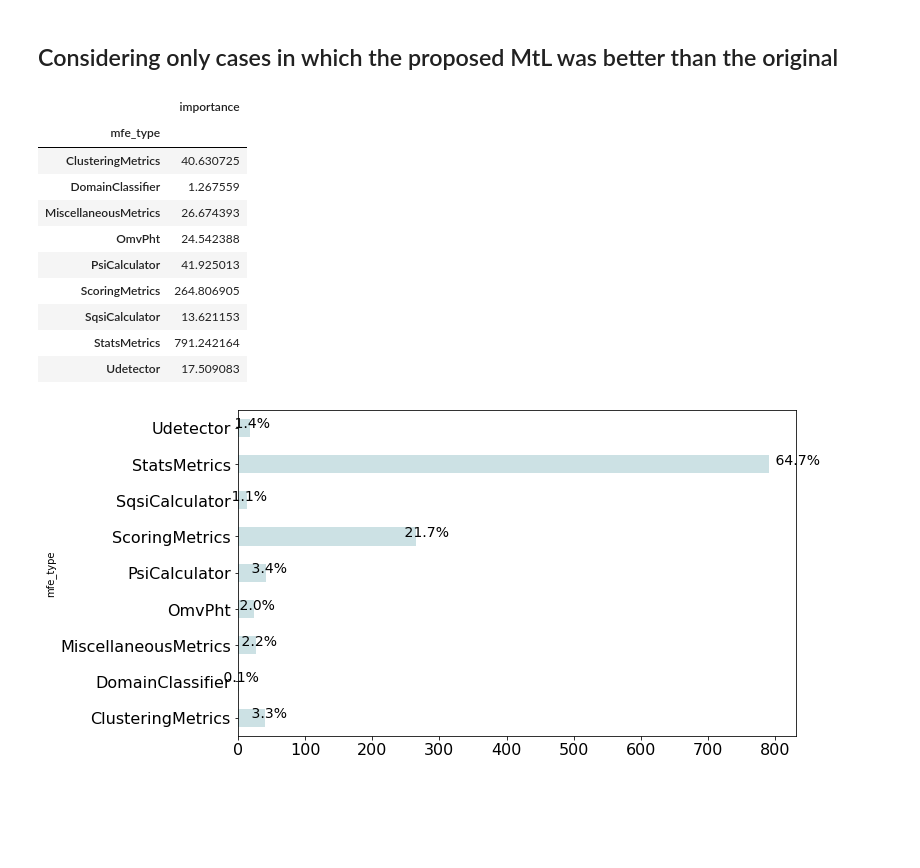
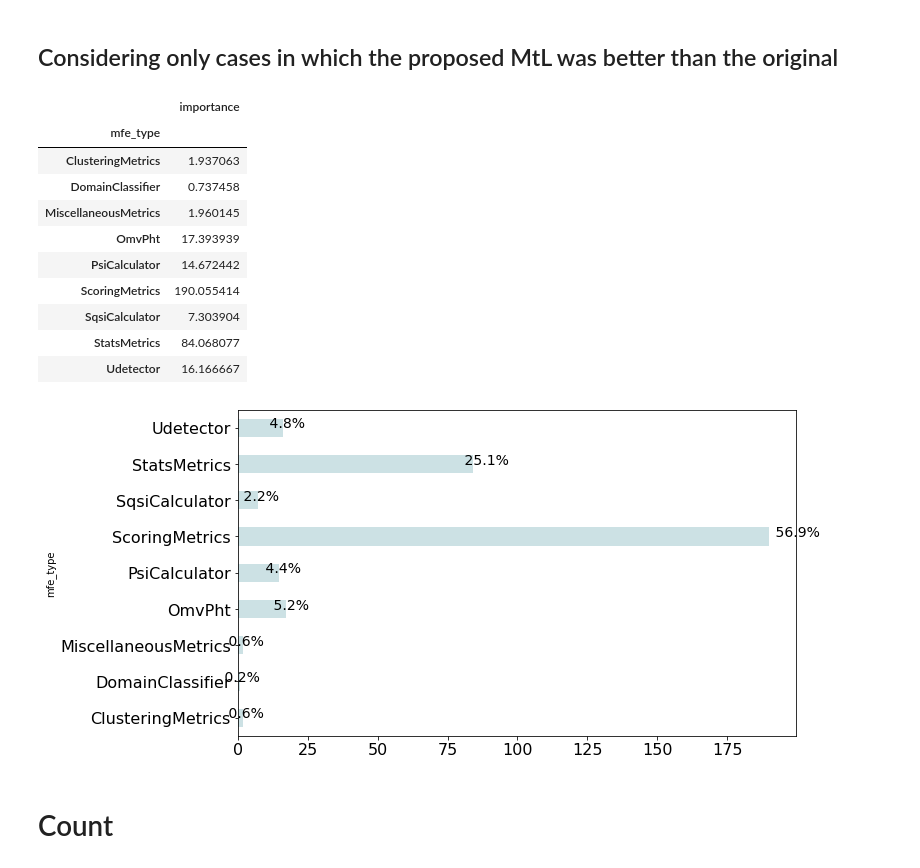
Before and after one commit to feamelo/drift-meta-learning, a Jupyter notebook: src/experiments/results/result_importances.ipynb, the cells around one changed output. Saved outputs shown, nothing was run; the diff lists cells and outputs as text; code cells hidden in the pictures; blank space fills up the shorter version.

```diff
--- a/src/experiments/results/result_importances.ipynb
+++ b/src/experiments/results/result_importances.ipynb
@@ -180,22 +179,24 @@ def get_mfe_type(row):
             return value
     return "StatsMetrics"
 
-def get_imps(base_model: str="RandomForestClassifier", dataset: str="electricity", feature_fraction: int=100, normalize: bool=True, select_top_n: int=None):
+def get_imps(base_model: str="RandomForestClassifier", dataset: str="electricity", feature_fraction: int=100, normalize: bool=True, top_perc_feat: int=None):
     data = _load_data(base_model, dataset, feature_fraction)
     data.pop("auc", None)
     imp_df = _get_mean_importances(data)
+    imp_df = imp_df[imp_df["type"] == "proposed_mtl"]
     imp_df["base_model"] = base_model
     imp_df["dataset"] = dataset
     imp_df["mfe_type"] = imp_df.apply(get_mfe_type, axis=1)
     if normalize:
         imp_df["importance"] = (imp_df["importance"]-imp_df["importance"].min())/(imp_df["importance"].max()-imp_df["importance"].min())
-    if select_top_n:
-        imp_df = imp_df.sort_values(by=["importance"]).tail(select_top_n)
+    if top_perc_feat:
+        top_n = int(top_perc_feat*imp_df.shape[0])
+        imp_df = imp_df.sort_values(by=["importance"]).tail(top_n)
     return imp_df
 
-def plot_bars(importances):
-    grouped_imps = importances[["mfe_type", "importance"]].groupby("mfe_type").sum()
-    df_plot = grouped_imps["importance"].sort_index()
+def plot_bars(importances,  col_name="importance"):
+    grouped_imps = importances[["mfe_type", col_name]].groupby("mfe_type").sum()
+    df_plot = grouped_imps[col_name].sort_index()
     ax = df_plot.plot.barh(figsize=(10,6), fontsize=16, color=COLORS[1])
     total = df_plot.sum()
 
@@ -235,7 +236,7 @@ plot_bars(all_imps)
 top_n_imps = pd.DataFrame()
 for base_model in BASE_MODELS:
     for dataset in DATASETS:
-        this_df = get_imps(base_model=base_model, dataset=dataset, feature_fraction=FINAL_FEATURE_FRACTION[dataset], select_top_n=50)
+        this_df = get_imps(base_model=base_model, dataset=dataset, feature_fraction=FINAL_FEATURE_FRACTION[dataset], top_perc_feat=0.1)
         top_n_imps = pd.concat([top_n_imps, this_df], ignore_index=True)
 top_n_imps[["mfe_type", "importance"]].groupby("mfe_type").sum()
 # %% [output]
@@ -258,33 +260,35 @@ plot_bars(top_n_imps)
 # %%
 GOOD_CASES = [
     {"dataset": "electricity", "base_models": BASE_MODELS, "meta_label": "kappa"},
     {"dataset": "electricity", "base_models": ["RandomForestClassifier", "SVC", "DecisionTreeClassifier"], "meta_label": "recall"},
     {"dataset": "rialto", "base_models": ["RandomForestClassifier", "LogisticRegression", "DecisionTreeClassifier"], "meta_label": None},
     {"dataset": "powersupply", "base_models": ["SVC", "LogisticRegression"], "meta_label": None},
     {"dataset": "airlines", "base_models": ["RandomForestClassifier", "LogisticRegression"], "meta_label": "kappa"},
 ]
 
 good_cases_imps = pd.DataFrame()
 for case in GOOD_CASES:
     for base_model in case["base_models"]:
-        this_df = get_imps(base_model=base_model, dataset=case["dataset"], feature_fraction=FINAL_FEATURE_FRACTION[case["dataset"]])
+        this_df = get_imps(base_model=base_model, dataset=case["dataset"], feature_fraction=FINAL_FEATURE_FRACTION[case["dataset"]], top_perc_feat=0.1)
         if case["meta_label"]:
             this_df[this_df["meta_label"] == case["meta_label"]]
         good_cases_imps = pd.concat([good_cases_imps, this_df], ignore_index=True)
 good_cases_imps[["mfe_type", "importance"]].groupby("mfe_type").sum()
 # %% [output]
 |  | importance |
 | mfe_type |  |
-| ClusteringMetrics | 40.630725 |
-| DomainClassifier | 1.267559 |
-| MiscellaneousMetrics | 26.674393 |
-| OmvPht | 24.542388 |
-| PsiCalculator | 41.925013 |
-| ScoringMetrics | 264.806905 |
-| SqsiCalculator | 13.621153 |
-| StatsMetrics | 791.242164 |
-| Udetector | 17.509083 |
+| ClusteringMetrics | 1.937063 |
+| DomainClassifier | 0.737458 |
+| MiscellaneousMetrics | 1.960145 |
+| OmvPht | 17.393939 |
+| PsiCalculator | 14.672442 |
+| ScoringMetrics | 190.055414 |
+| SqsiCalculator | 7.303904 |
+| StatsMetrics | 84.068077 |
+| Udetector | 16.166667 |
 # %%
 plot_bars(good_cases_imps)
 # %% [output]
-[figure, old version]
+[figure, new version]
+# %% [markdown]
+# Count
```
Also changed, not shown: parts of 6 cells of this notebook.
